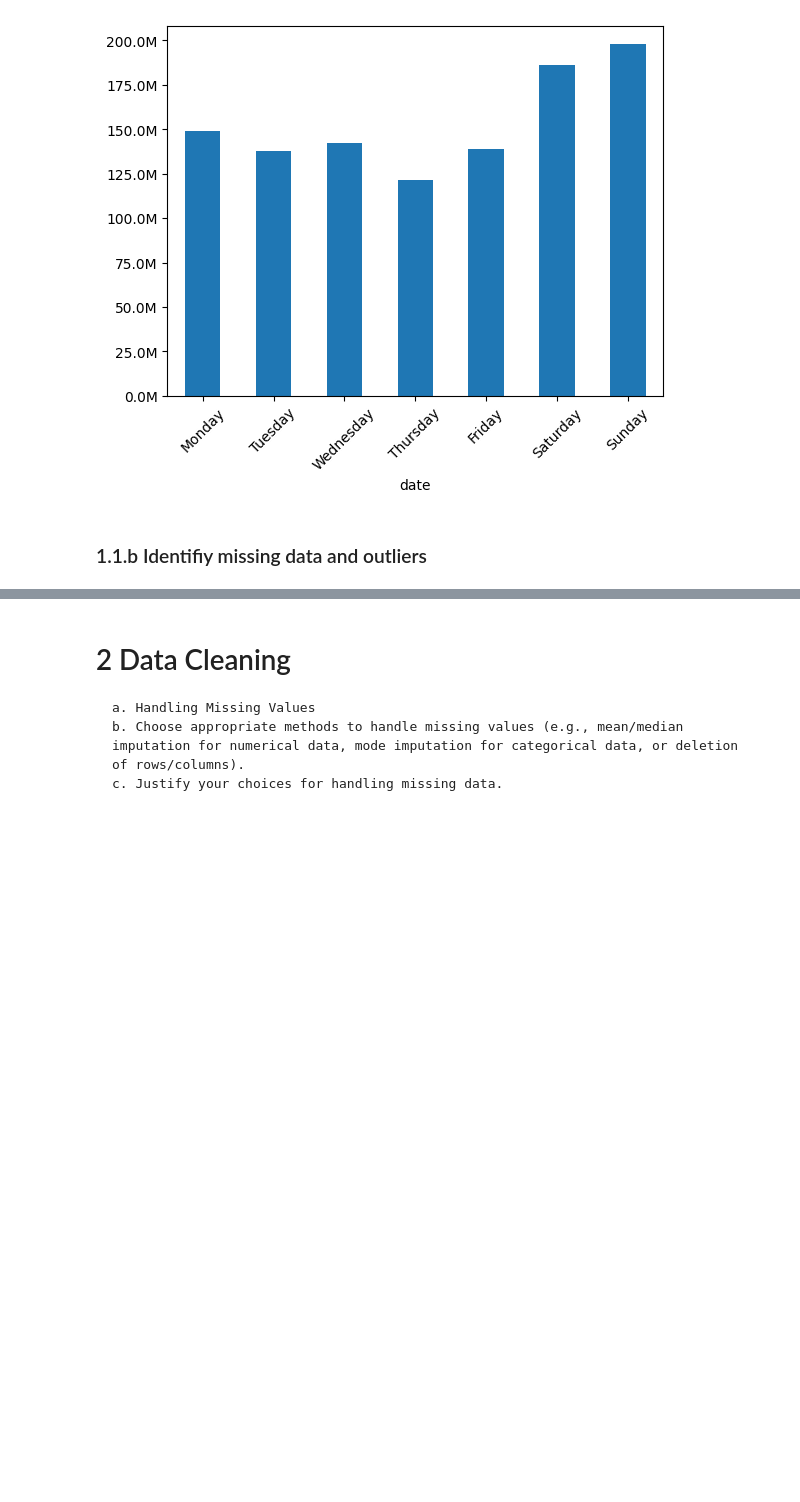
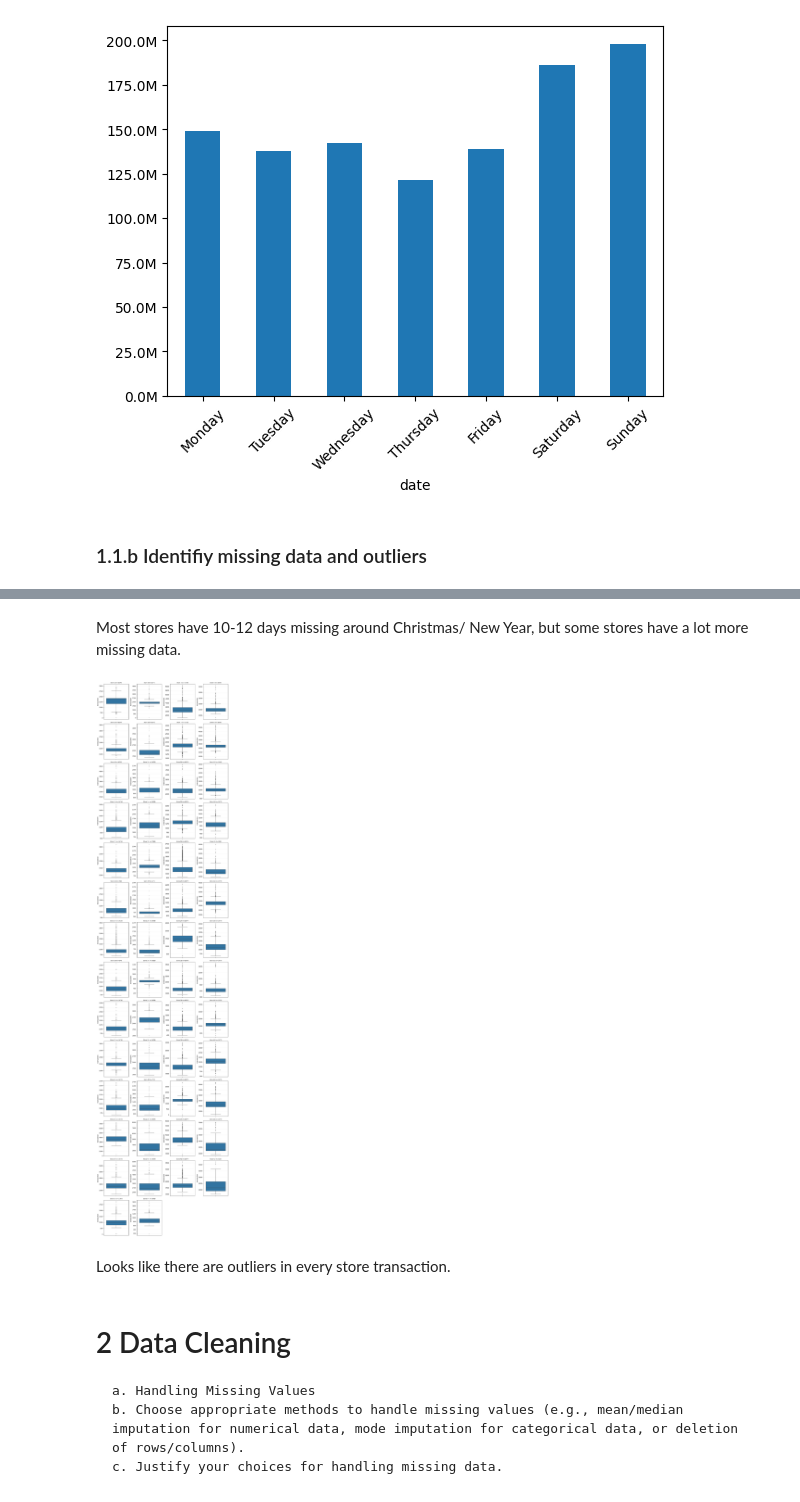
Before and after one commit to SaraSopr/DataPoweredSoftware, a Jupyter notebook: Assignment1.ipynb, the cells around one changed output, grey strips where cells are left out. Drawn from its saved outputs; the diff is of its cells as text; code cells hidden in the pictures; blank space fills up the shorter version.

```diff
--- a/Assignment1.ipynb
+++ b/Assignment1.ipynb
@@ -465,3 +530,39 @@ ax.xaxis.set_tick_params(rotation=45)
+# %% [markdown]
+Most stores have 10-12 days missing around Christmas/ New Year, but some stores have a lot more missing data.
+# %%
+import math
+import pandas as pd
+import matplotlib.pyplot as plt
+import seaborn as sns
+
+tdb = transactions_per_store_day.copy()
+tdb['date'] = pd.to_datetime(tdb['date']).dt.normalize()
+
+stores_to_plot = sorted(tdb['store_nbr'].unique().tolist())
+
+
+n = len(stores_to_plot)
+cols = 4 if n >= 12 else 3 if n >= 6 else 2 if n > 1 else 1
+rows = math.ceil(n / cols)
+
+fig, axes = plt.subplots(rows, cols, figsize=(3.2*cols, 3.8*rows))
+axes = axes.flatten() if n > 1 else [axes]
+
+for ax, store in zip(axes, stores_to_plot):
+    svals = tdb.loc[tdb['store_nbr'] == store, 'transaction']
+    sns.boxplot(y=svals, ax=ax, fliersize=2)
+    ax.set_title(f"Store {store} (n={svals.notna().sum()})", fontsize=9)
+    ax.grid(True, alpha=0.2)
+
+for ax in axes[len(stores_to_plot):]:
+    ax.axis('off')
+
+fig.tight_layout()
+plt.show()
+# %% [output]
+[figure, added]
+# %% [markdown]
+Looks like there are outliers in every store transaction.
 # %% [markdown]
 # 2 Data Cleaning
     a. Handling Missing Values
```
Also changed, not shown: parts of 6 cells of this notebook.
